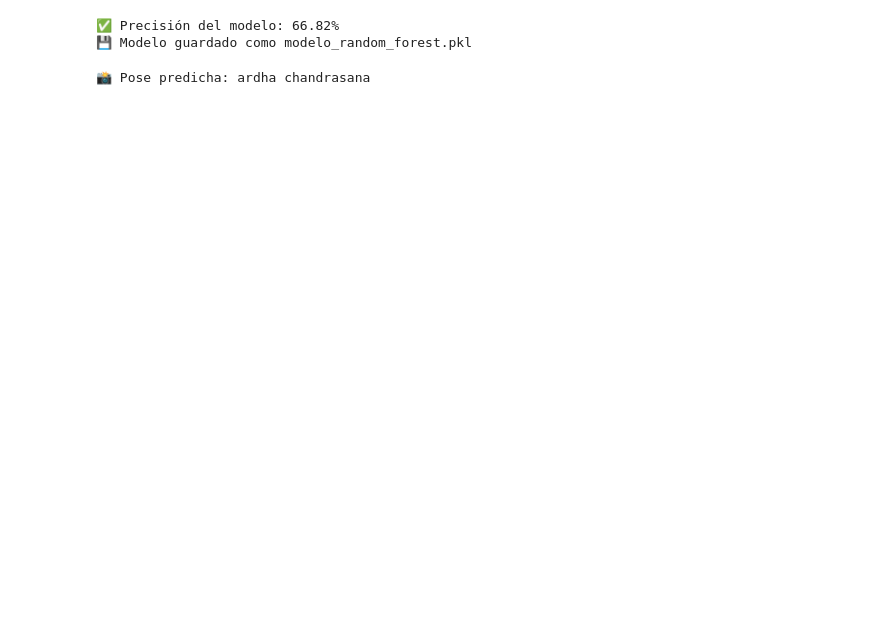
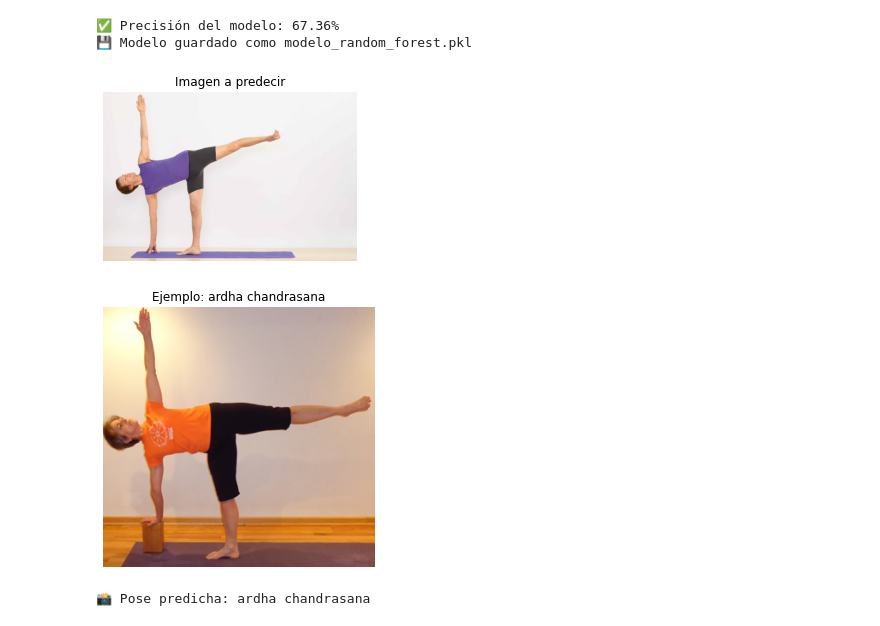
Before and after one commit to matangflo/PID-G6, a Jupyter notebook: RandomForest.ipynb, the cells around one changed output. Saved outputs shown, nothing was run; the diff lists cells and outputs as text; code cells hidden in the pictures; blank space fills up the shorter version.

```diff
--- a/RandomForest.ipynb
+++ b/RandomForest.ipynb
@@ -1,10 +1,12 @@
 # %%
 import pandas as pd
+import joblib
+
 from sklearn.ensemble import RandomForestClassifier
 from sklearn.model_selection import train_test_split
 from sklearn.metrics import accuracy_score
-import joblib
 
+# Cargar dataset
 df = pd.read_csv("landmarks_dataset.csv")
 
 # Separar datos y etiquetas
@@ -17,7 +19,7 @@ X_train, X_test, y_train, y_test = train_test_split(X, y, test_size=0.2, random_
 # Crear y entrenar modelo Random Forest
 #rf = RandomForestClassifier(n_estimators=100, random_state=42)
 rf = RandomForestClassifier(
-    n_estimators=300,  # Más árboles
+    n_estimators=500,  # Más árboles
     max_depth=20,  # Limitar profundidad
     max_features='sqrt',  # Reducir número de características evaluadas por nodo
     random_state=42
@@ -34,7 +36,7 @@ print(f"✅ Precisión del modelo: {accuracy:.2%}")
 joblib.dump(rf, "modelo_random_forest.pkl")
 print("💾 Modelo guardado como modelo_random_forest.pkl")
 # %% [output]
-✅ Precisión del modelo: 66.82%
+✅ Precisión del modelo: 67.36%
 💾 Modelo guardado como modelo_random_forest.pkl
 # %%
 import cv2
@@ -47,33 +49,69 @@ import os
 model = joblib.load("modelo_random_forest.pkl")
 
 #Obtener los nombres de las poses (las carpetas del dataset)
 dataset_folder = "dataset"
 pose_names = os.listdir(dataset_folder)
 
 #Inicializar MediaPipe
 mp_pose = mp.solutions.pose
 pose = mp_pose.Pose(static_image_mode=True, min_detection_confidence=0.5)
 
 # Cargar imagen a predecir
-img_path = "fotos/fotoDetectar.jpg"
+img_path = "fotoDetectar.jpg"  # Cambia esto por tu imagen
 image = cv2.imread(img_path)
 image_rgb = cv2.cvtColor(image, cv2.COLOR_BGR2RGB)
 
 # Procesar imagen y extraer landmarks
 results = pose.process(image_rgb)
 
 if results.pose_landmarks:
     landmarks = []
     for lm in results.pose_landmarks.landmark:
         landmarks.extend([lm.x, lm.y, lm.z])
 
     #Predecir clase
-    prediction = model.predict([landmarks])[0]  # modelo espera array de arrays
+    prediction = model.predict([landmarks])[0]
 
+    img_path = "fotoDetectar.jpg"
+    image = cv2.imread(img_path)
+    image_rgb = cv2.cvtColor(image, cv2.COLOR_BGR2RGB)
+    results = pose.process(image_rgb)
+
+    dataset_folder = "dataset"
+    example_path = None
+    for file in os.listdir(os.path.join(dataset_folder, prediction)):
+        if file.endswith(('.jpg', '.png')):
+            example_path = os.path.join(dataset_folder, prediction, file)
+            break
+
+    # Leer imágenes
+    image_to_predict = cv2.cvtColor(cv2.imread(img_path), cv2.COLOR_BGR2RGB)
+    image_example = cv2.cvtColor(cv2.imread(example_path), cv2.COLOR_BGR2RGB) if example_path else None
+
+    # Mostrar ambas imágenes
+    plt.figure(figsize=(10, 5))
+    plt.subplot(1, 2, 1)
+    plt.imshow(image_to_predict)
+    plt.title("Imagen a predecir")
+    plt.axis('off')
+
+    if image_example is not None:
+        plt.figure(figsize=(8, 4))
+        plt.subplot(1, 2, 2)
+        plt.imshow(image_example)
+        plt.title(f"Ejemplo: {prediction}")
+        plt.axis('off')
+
+    plt.tight_layout()
+    plt.show()
+
+    #Mostrar resultado
     print(f"📸 Pose predicha: {prediction}")
 else:
     print("⚠️ No se detectaron landmarks en la imagen.")
 
 pose.close()
 # %% [output]
+[figure, added]
+[figure, added]
 📸 Pose predicha: ardha chandrasana
```
Also changed, not shown: parts of 1 cell of this notebook.
